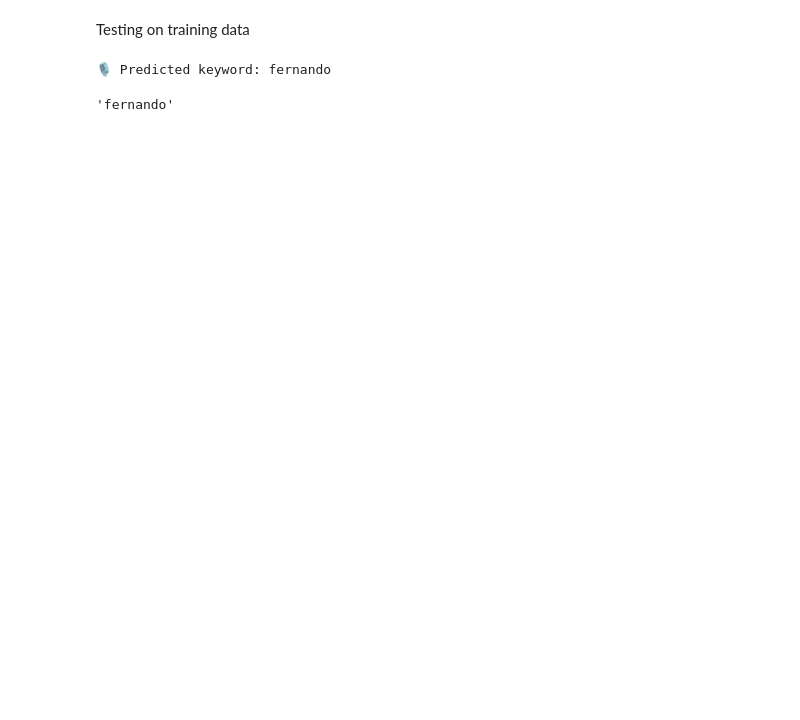
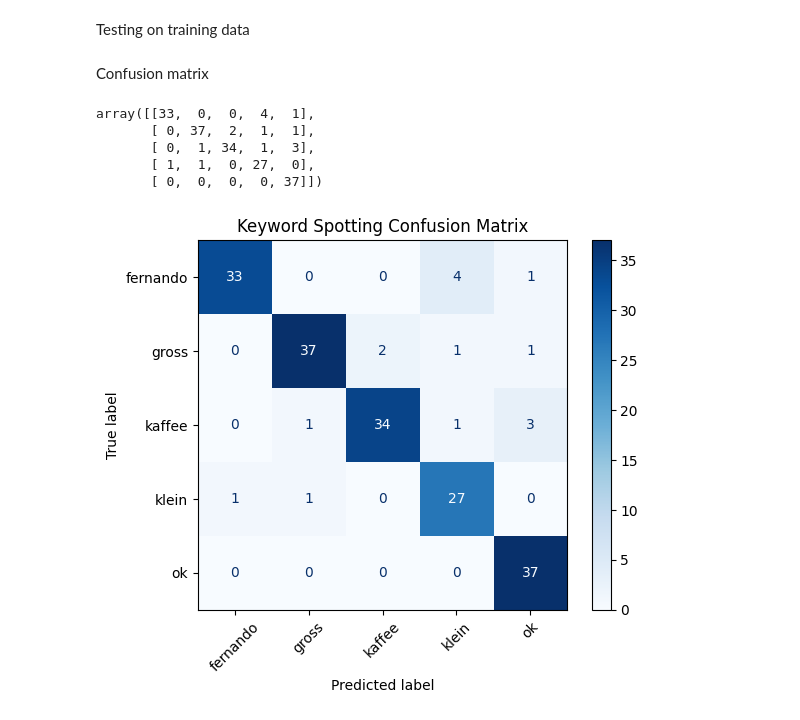
Before and after one commit to tunxu/coffeemachine-automatization, a Jupyter notebook: Code/pytorch_example_copy.ipynb, the cells around one changed output. Cells and saved outputs as stored; diff of their text form; code cells hidden in the pictures; blank space fills up the shorter version.

Commit message:
Working model with decent accuracy

```diff
--- a/Code/pytorch_example_copy.ipynb
+++ b/Code/pytorch_example_copy.ipynb
@@ -118,5 +242,5 @@ class KeywordCNN(nn.Module):
 # %%
-model = KeywordCNN(num_classes=len(train_dataset.label_names))
+model = KeywordCNNv2(num_classes=len(full_dataset.label_names))
 # %% [markdown]
 Minimal training loop
 # %%
@@ -128,7 +252,7 @@ model.to(device)
 criterion = nn.CrossEntropyLoss()
 optimizer = optim.Adam(model.parameters(), lr=1e-3)
 
-for epoch in range(100):
+for epoch in range(50):
     model.train()
     running_loss = 0.0
     for features, labels in train_loader:
@@ -207,9 +334,44 @@ sample_rate = 16000  # or whatever your model was trained on
 # transform = torchaudio.transforms.MelSpectrogram(sample_rate=16000, n_mels=64)
 
 # And you have a trained model + label names
-file_path = "data2/ok/ok_hasan.wav"
+file_path = "data/fernando_1.wav"
 
-predict_file(model, file_path, transform, sample_rate, train_dataset.label_names, device)
+#predict_file(model, file_path, transform, sample_rate, train_dataset.label_names, device)
-# %% [output]
-🎙️ Predicted keyword: fernando
-'fernando'
+# %% [markdown]
+Confusion matrix
+# %%
+from sklearn.metrics import confusion_matrix, ConfusionMatrixDisplay
+import matplotlib.pyplot as plt
+
+model.eval()
+all_preds = []
+all_labels = []
+
+with torch.no_grad():
+    for inputs, labels in test_loader:
+        inputs = inputs.to(device)
+        labels = labels.to(device)
+
+        outputs = model(inputs)
+        preds = torch.argmax(outputs, dim=1)
+
+        all_preds.extend(preds.cpu().numpy())
+        all_labels.extend(labels.cpu().numpy())
+# %%
+cm = confusion_matrix(all_labels, all_preds)
+cm
+# %% [output]
+array([[33,  0,  0,  4,  1],
+       [ 0, 37,  2,  1,  1],
+       [ 0,  1, 34,  1,  3],
+       [ 1,  1,  0, 27,  0],
+       [ 0,  0,  0,  0, 37]])
+# %%
+classes = full_dataset.label_names
+
+disp = ConfusionMatrixDisplay(confusion_matrix=cm, display_labels=classes)
+disp.plot(cmap=plt.cm.Blues, xticks_rotation=45)
+plt.title("Keyword Spotting Confusion Matrix")
+plt.show()
+# %% [output]
+[figure, added]
```
Also changed, not shown: parts of 12 cells of this notebook, 4 other files.
